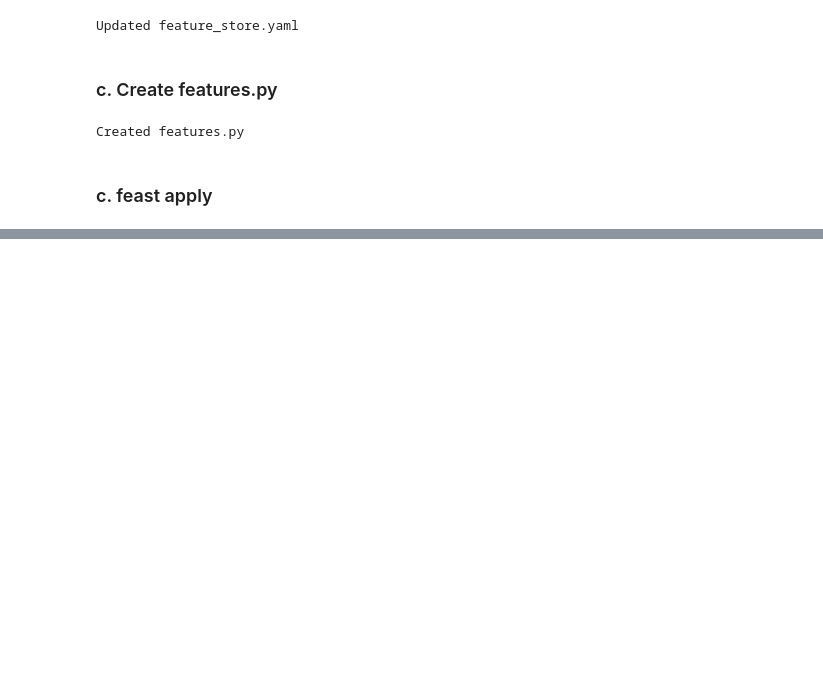
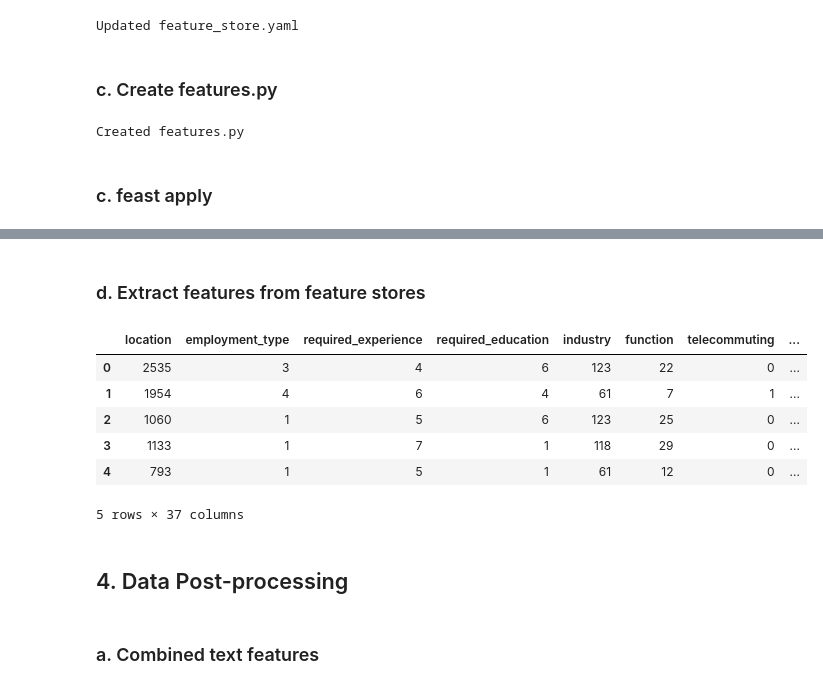
Before and after one commit to wisdom196473/Fraudulent-Job-Posting-Detection-MLOps, a Jupyter notebook: FinalProject.ipynb, the cells around one changed output, grey strips where cells are left out. Drawn from its saved outputs; the diff is of its cells as text; code cells hidden in the pictures; blank space fills up the shorter version.

Commit message:
Finished Feature Stores and Data Post-processing

```diff
--- a/FinalProject.ipynb
+++ b/FinalProject.ipynb
@@ -631,0 +632,10 @@ Created sqlite table job_project_job_text_features_view
+# %% [markdown]
+### d. Extract features from feature stores
+# %%
+# Set the store
+store = FeatureStore('job_repo/feature_repo')
+# %%
+from datetime import datetime
+# Simulate the scenario we want a bunch of 'job_id' that created recently
+today = pd.Timestamp(datetime.now().date())
+entity_df = target_features[target_features['event_timestamp'] >= today][['job_id', 'event_timestamp']]
@@ -631,0 +690,17 @@ Created sqlite table job_project_job_text_features_view
+# %%
+# Dropping the columns 'job_id' and 'event_timestamp' from training_data_df
+training_data_df = training_data_df.drop(columns=['job_id', 'event_timestamp'])
+# %%
+training_data_df.head()
+# %% [output]
+|  | location | employment_type | required_experience | required_education | industry | function | telecommuting | ... |
+| 0 | 2535 | 3 | 4 | 6 | 123 | 22 | 0 | ... |
+| 1 | 1954 | 4 | 6 | 4 | 61 | 7 | 1 | ... |
+| 2 | 1060 | 1 | 5 | 6 | 123 | 25 | 0 | ... |
+| 3 | 1133 | 1 | 7 | 1 | 118 | 29 | 0 | ... |
+| 4 | 793 | 1 | 5 | 1 | 61 | 12 | 0 | ... |
+5 rows × 37 columns
+# %% [markdown]
+## 4. Data Post-processing
+# %% [markdown]
+### a. Combined text features
```
Also changed, not shown: parts of 20 cells of this notebook.
